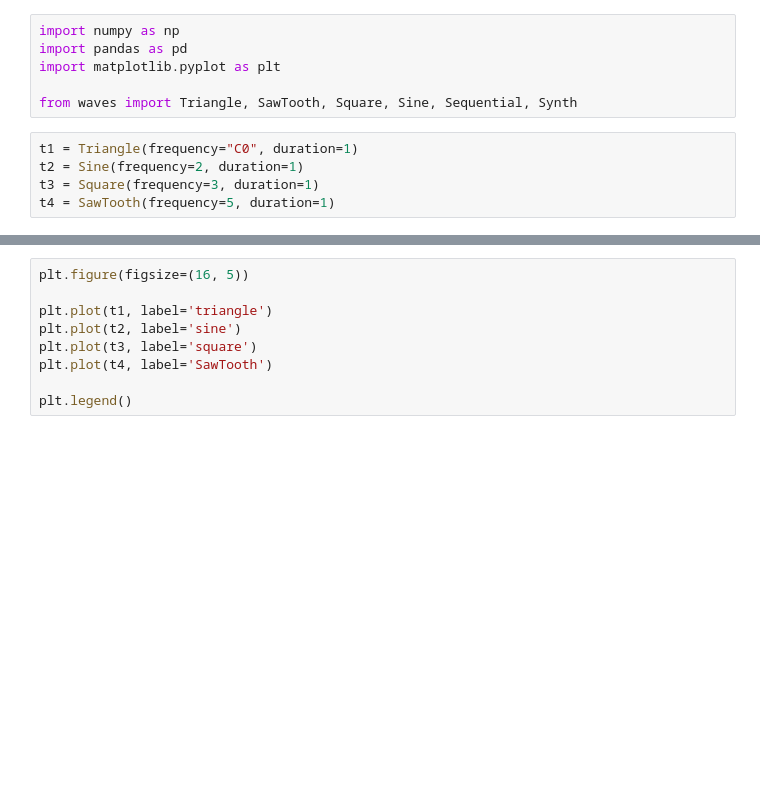
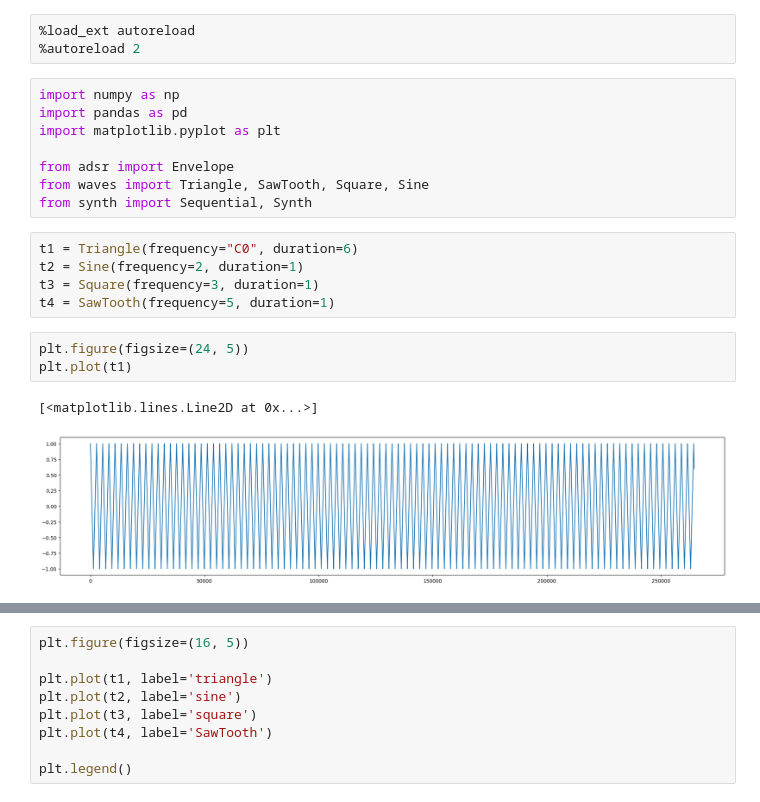
Before and after one commit to grfreitas/Synth-Oni, a Jupyter notebook: sandbox.ipynb, the cells around one changed output, grey strips where cells are left out. Saved outputs shown, nothing was run; the diff lists cells and outputs as text; blank space fills up the shorter version.

```diff
--- a/sandbox.ipynb
+++ b/sandbox.ipynb
@@ -1,11 +1,22 @@
+# %%
+%load_ext autoreload
+%autoreload 2
 # %%
 import numpy as np
 import pandas as pd
 import matplotlib.pyplot as plt
 
-from waves import Triangle, SawTooth, Square, Sine, Sequential, Synth
+from adsr import Envelope
+from waves import Triangle, SawTooth, Square, Sine
+from synth import Sequential, Synth
 # %%
-t1 = Triangle(frequency="C0", duration=1)
+t1 = Triangle(frequency="C0", duration=6)
 t2 = Sine(frequency=2, duration=1)
 t3 = Square(frequency=3, duration=1)
 t4 = SawTooth(frequency=5, duration=1)
+# %%
+plt.figure(figsize=(24, 5))
+plt.plot(t1)
+# %% [output]
+[<matplotlib.lines.Line2D at 0x...>]
+[figure, added]
```
Also changed, not shown: parts of 7 cells of this notebook, 1 other file.
